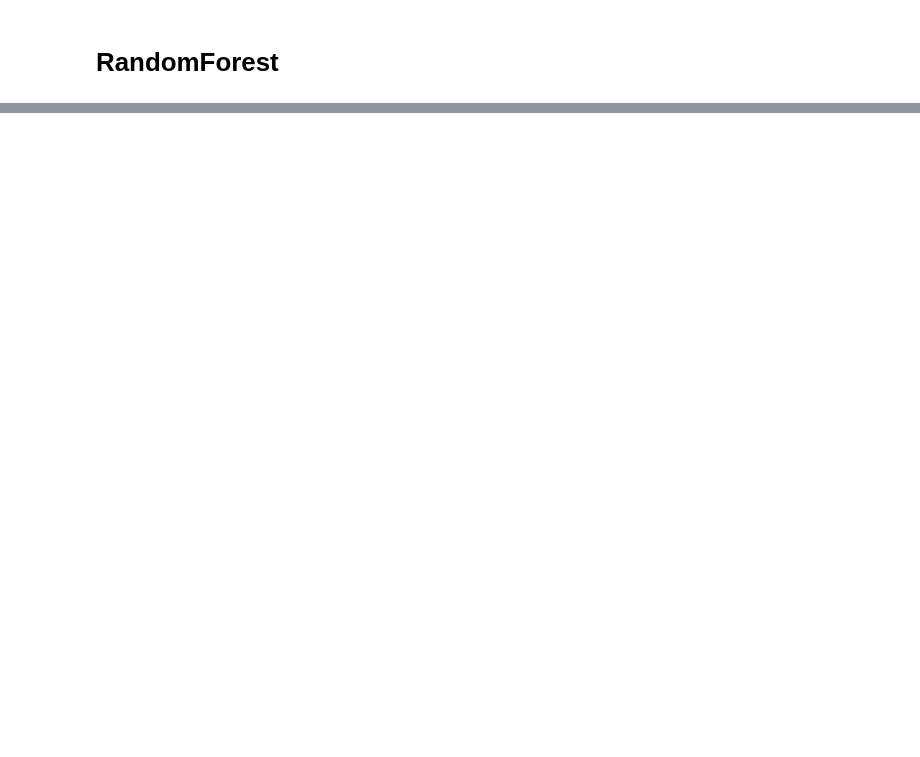
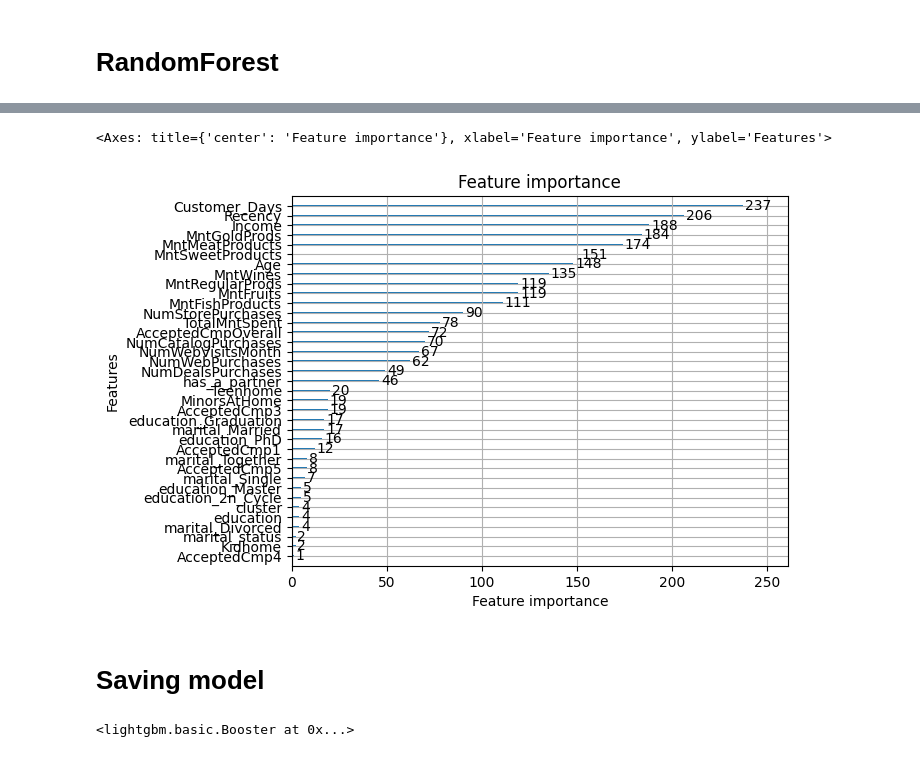
Before and after one commit to rafaeltorres2022/projects, a Jupyter notebook: marketing-analysis/model_building.ipynb, the cells around one changed output, grey strips where cells are left out. Saved outputs shown, nothing was run; the diff lists cells and outputs as text; code cells hidden in the pictures; blank space fills up the shorter version.

```diff
--- a/marketing-analysis/model_building.ipynb
+++ b/marketing-analysis/model_building.ipynb
@@ -24,3 +50,11 @@ data.head(5)
+# %%
+data.cluster = data.cluster.astype("object")
+data[data.select_dtypes("object").columns] = data.select_dtypes("object").astype(
+    "category"
+)
+data[data.drop("Response", axis=1).select_dtypes("bool").columns] = (
+    data.drop("Response", axis=1).select_dtypes("bool").astype("category")
+)
 # %%
 X_train, X_test, y_train, y_test = train_test_split(
     data.drop("Response", axis=1), data.Response, test_size=0.33, random_state=42
@@ -57,3 +140,0 @@ lr_pipe = Pipeline(
-# %%
-lr_pipe.fit(X_train.select_dtypes("number"), y_train)
-print(classification_report(y_test, lr_pipe.predict(X_test.select_dtypes("number"))))
@@ -82,0 +279,27 @@ rf_pipe = Pipeline(
+# %%
+def objective(trial):
+
+    param = {
+        'objective': 'binary',
+        'metric': 'binary_logloss',
+        'verbosity': -1,
+        'boosting_type': 'gbdt',
+        'lambda_l1': trial.suggest_float('lambda_l1', 1e-8, 10.0, log=True),
+        'lambda_l2': trial.suggest_float('lambda_l2', 1e-8, 10.0, log=True),
+        'num_leaves': trial.suggest_int('num_leaves', 2, 256),
+        'feature_fraction': trial.suggest_float('feature_fraction', 0.4, 1.0),
+        'bagging_fraction': trial.suggest_float('bagging_fraction', 0.4, 1.0),
+        'bagging_freq': trial.suggest_int('bagging_freq', 1, 7),
+        'min_child_samples': trial.suggest_int('min_child_samples', 5, 100),
+        'learning_rate': trial.suggest_float('lambda_l1', 1e-8, 10.0, log=True),
+        'n_estimators ': trial.suggest_int('n_estimators', 100, 200),
+    }
+
+    lgbm = LGBMClassifier(**param)
+
+    scores = cross_val_score(lgbm, X_train, y_train, cv=10, scoring='f1_weighted')
+
+    return np.mean(scores)
+
+study = optuna.create_study(direction='maximize')
+study.optimize(objective, n_trials=100)
@@ -83,4 +324,5 @@ rf_pipe = Pipeline(
 # %%
-rf_pipe.fit(X_train.select_dtypes("number"), y_train)
-print(classification_report(y_test, rf_pipe.predict(X_test.select_dtypes("number"))))
+final_clf = LGBMClassifier(**study.best_params)
+final_clf.fit(X_train, y_train)
+print(classification_report(y_test, final_clf.predict(X_test)))
 # %% [output]
@@ -94,0 +346,11 @@ weighted avg       0.82      0.85      0.82       666
+# %%
+plot_importance(final_clf)
+# %% [output]
+<Axes: title={'center': 'Feature importance'}, xlabel='Feature importance', ylabel='Features'>
+[figure, added]
+# %% [markdown]
+# Saving model
+# %%
+final_clf.booster_.save_model('lgbm_clf.txt')
+# %% [output]
+<lightgbm.basic.Booster at 0x...>
```
Also changed, not shown: parts of 42 cells of this notebook.
